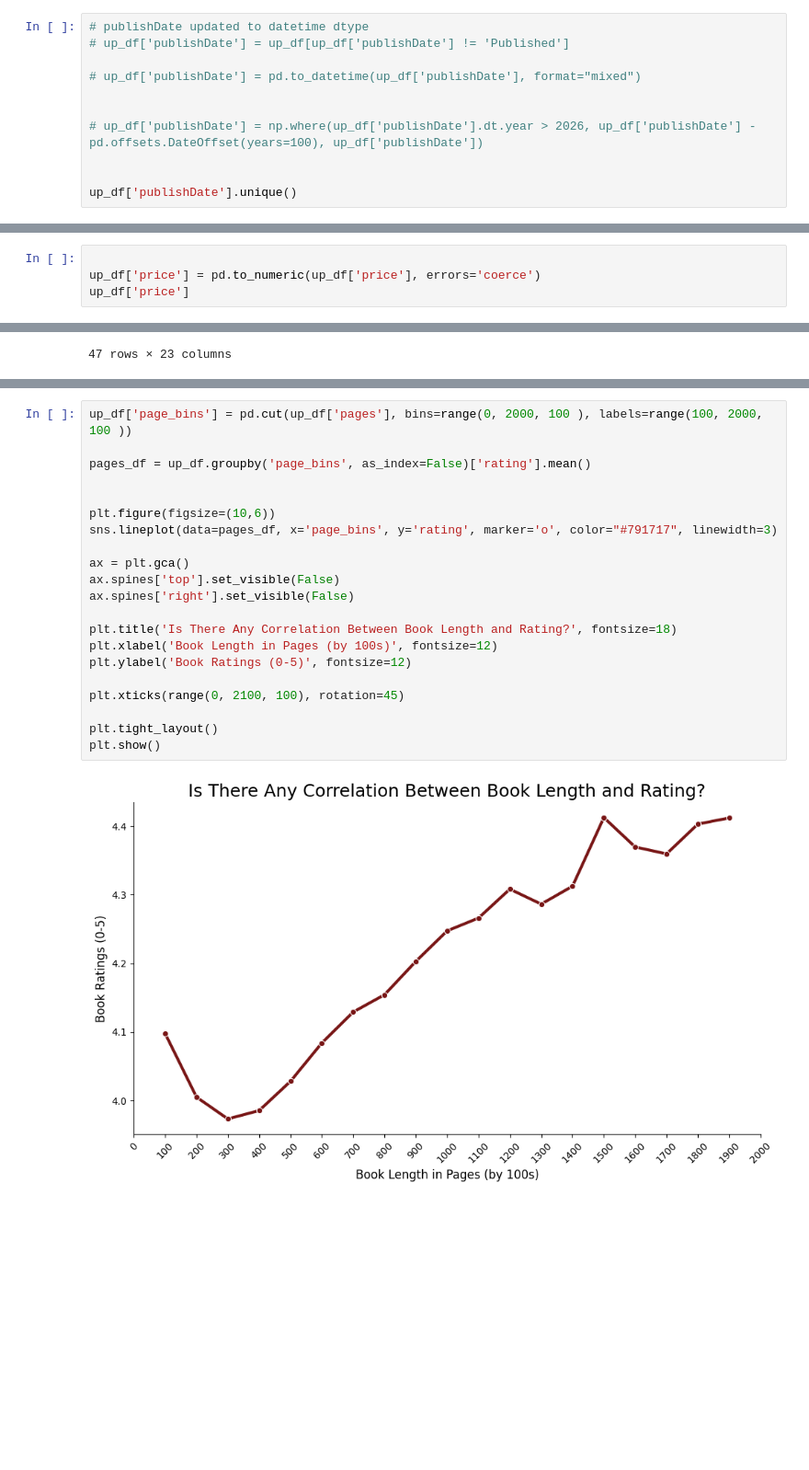
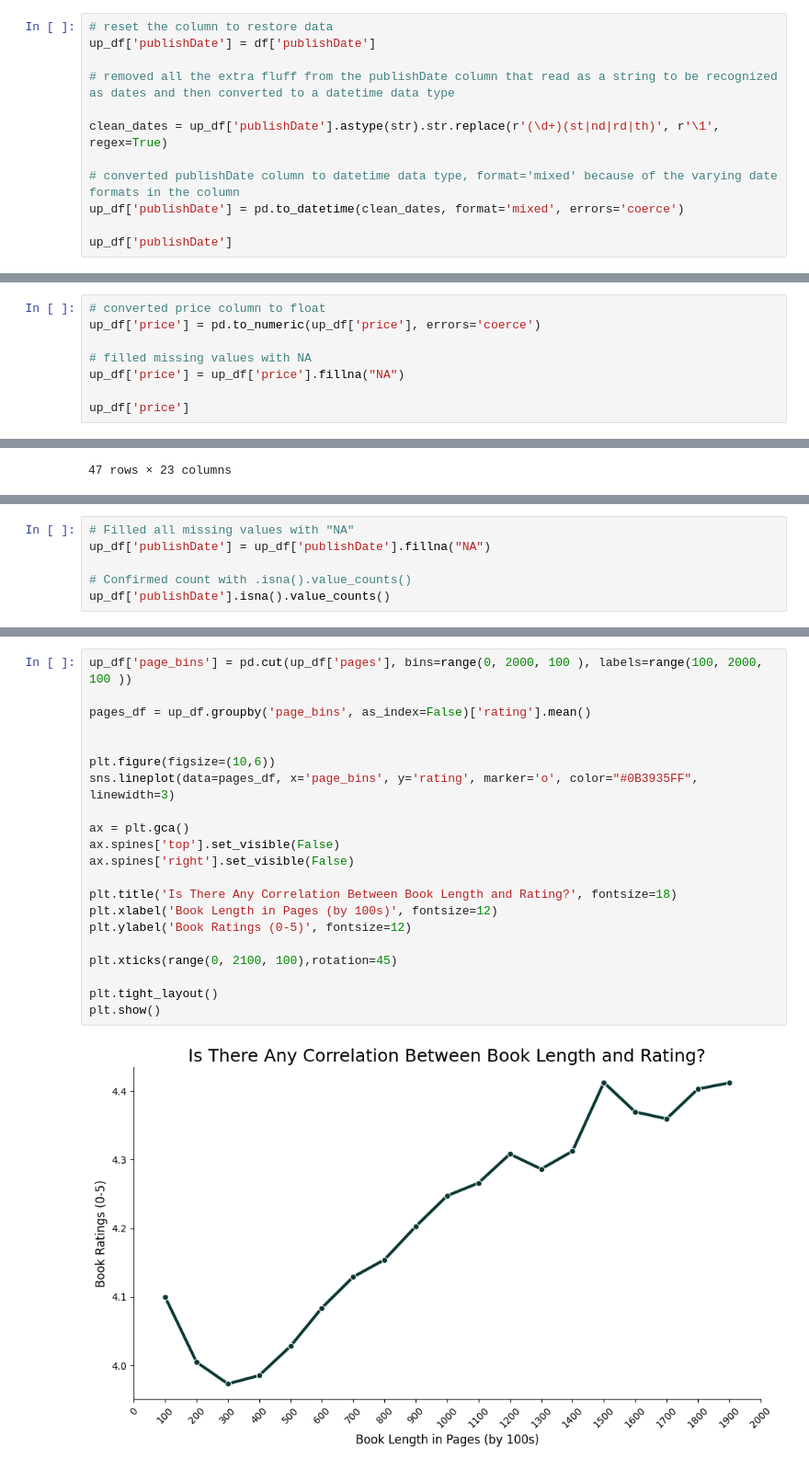
Before and after one commit to lindensourcelinc/GoodReads_BestBook_Analysis, a Jupyter notebook: notebooks/notes.ipynb, the cells around one changed output, grey strips where cells are left out. Shown at 92% size. Drawn from its saved outputs; the diff is of its cells as text; blank space fills up the shorter version.

Commit message:
.gitignore file added to exclude venv; notebook updated with chart refinement and more detailed markdowns

```diff
--- a/notebooks/notes.ipynb
+++ b/notebooks/notes.ipynb
@@ -269,12 +278,13 @@ up_df = up_df.drop(columns=['firstPublishDate'])
 # %%
-# publishDate updated to datetime dtype
-# up_df['publishDate'] = up_df[up_df['publishDate'] != 'Published']
+# reset the column to restore data
+up_df['publishDate'] = df['publishDate']
 
-# up_df['publishDate'] = pd.to_datetime(up_df['publishDate'], format="mixed")
+# removed all the extra fluff from the publishDate column that read as a string to be recognized as dates and then converted to a datetime data type
 
+clean_dates = up_df['publishDate'].astype(str).str.replace(r'(\d+)(st|nd|rd|th)', r'\1', regex=True)
 
-# up_df['publishDate'] = np.where(up_df['publishDate'].dt.year > 2026, up_df['publishDate'] - pd.offsets.DateOffset(years=100), up_df['publishDate'])
+# converted publishDate column to datetime data type, format='mixed' because of the varying date formats in the column
+up_df['publishDate'] = pd.to_datetime(clean_dates, format='mixed', errors='coerce')
 
-
-up_df['publishDate'].unique()
+up_df['publishDate']
 # %% [output]
@@ -294,6 +306,10 @@ Length: 10630, dtype: str
 # %%
+# converted price column to float
+up_df['price'] = pd.to_numeric(up_df['price'], errors='coerce')
 
-up_df['price'] = pd.to_numeric(up_df['price'], errors='coerce')
+# filled missing values with NA
+up_df['price'] = up_df['price'].fillna("NA")
+
 up_df['price']
 # %% [output]
 0        5.09
@@ -404,0 +502,6 @@ depends on the chart necessary
+# %%
+# Filled all missing values with "NA"
+up_df['publishDate'] = up_df['publishDate'].fillna("NA")
+
+# Confirmed count with .isna().value_counts()
+up_df['publishDate'].isna().value_counts()
@@ -545,23 +628,23 @@ pages_df
 # %%
 up_df['page_bins'] = pd.cut(up_df['pages'], bins=range(0, 2000, 100 ), labels=range(100, 2000, 100 ))
 
 pages_df = up_df.groupby('page_bins', as_index=False)['rating'].mean()
 
 
 plt.figure(figsize=(10,6))
-sns.lineplot(data=pages_df, x='page_bins', y='rating', marker='o', color="#791717", linewidth=3)
+sns.lineplot(data=pages_df, x='page_bins', y='rating', marker='o', color="#0B3935FF", linewidth=3)
 
 ax = plt.gca()
 ax.spines['top'].set_visible(False)
 ax.spines['right'].set_visible(False)
 
 plt.title('Is There Any Correlation Between Book Length and Rating?', fontsize=18)
 plt.xlabel('Book Length in Pages (by 100s)', fontsize=12)
 plt.ylabel('Book Ratings (0-5)', fontsize=12)
 
-plt.xticks(range(0, 2100, 100), rotation=45)
+plt.xticks(range(0, 2100, 100),rotation=45)
 
 plt.tight_layout()
 plt.show()
 # %% [output]
-[figure, old version]
+[figure, new version]
```
Also changed, not shown: parts of 41 cells of this notebook, 1 other file.
